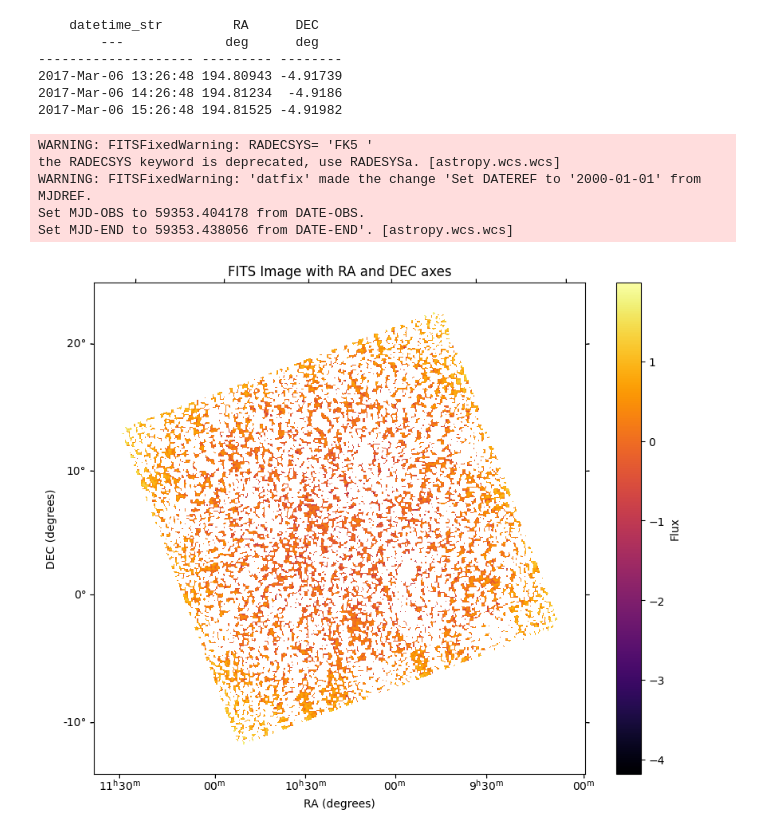
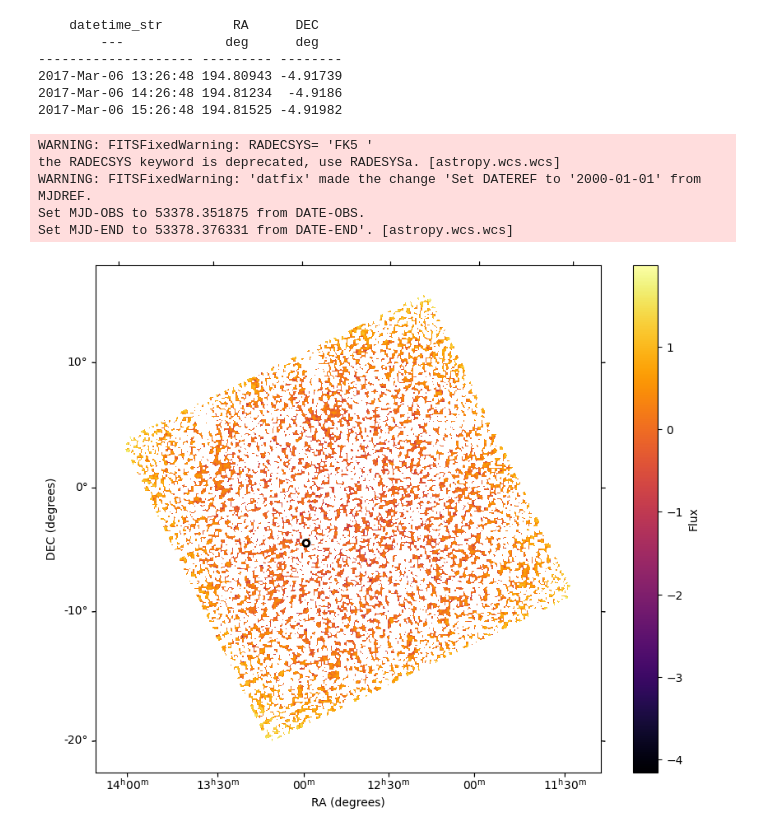
Before and after one commit to interstellxr/jupiter-xray-analysis, a Jupyter notebook: jupiterquery.ipynb, the cells around one changed output. Cells and saved outputs as stored; diff of their text form; code cells hidden in the pictures.

```diff
--- a/jupiterquery.ipynb
+++ b/jupiterquery.ipynb
@@ -378,35 +315,38 @@ print(eph[['datetime_str', 'RA', 'DEC']])
 # %%
 from astropy.wcs import WCS
 from matplotlib.patches import Circle
 
-fits_file = "236700180010.001mosaic.fits"
+fits_file = "027300510010.001mosaic.fits"
 
 # Jupiter
 ra_deg = 194.80943
 dec_deg = -4.91739
 
 with fits.open(fits_file) as hdul:
     image_data = hdul[2].data
     wcs = WCS(hdul[2].header)
 
 x, y = wcs.all_world2pix(ra_deg, dec_deg, 1)
 
 fig = plt.figure(figsize=(10, 8))
 ax = fig.add_subplot(111, projection=wcs)
 im = ax.imshow(np.log10(image_data), cmap='inferno', origin='lower')
 
 ax.set_xlabel('RA (degrees)')
 ax.set_ylabel('DEC (degrees)')
 
-circle = Circle((x, y), 10, edgecolor='black', facecolor='none', lw=2)
+pixel_scale = np.abs(wcs.wcs.cdelt[0]) * 3600  # pixel size in arcseconds
+circle_radius_pixels = 500 * 49.8 / pixel_scale / 2  # radius in pixels
+
+circle = Circle((x, y), circle_radius_pixels, edgecolor='black', facecolor='none', lw=2)
 ax.add_patch(circle)
 
 plt.colorbar(im, label="Flux")
 plt.show()
 # %% [output]
 WARNING: FITSFixedWarning: RADECSYS= 'FK5 '
 the RADECSYS keyword is deprecated, use RADESYSa. [astropy.wcs.wcs]
 WARNING: FITSFixedWarning: 'datfix' made the change 'Set DATEREF to '2000-01-01' from MJDREF.
-Set MJD-OBS to 59353.404178 from DATE-OBS.
-Set MJD-END to 59353.438056 from DATE-END'. [astropy.wcs.wcs]
+Set MJD-OBS to 53378.351875 from DATE-OBS.
+Set MJD-END to 53378.376331 from DATE-END'. [astropy.wcs.wcs]
-[figure, old version]
+[figure, new version]
```
Also changed, not shown: parts of 12 cells of this notebook, 1 other file.
